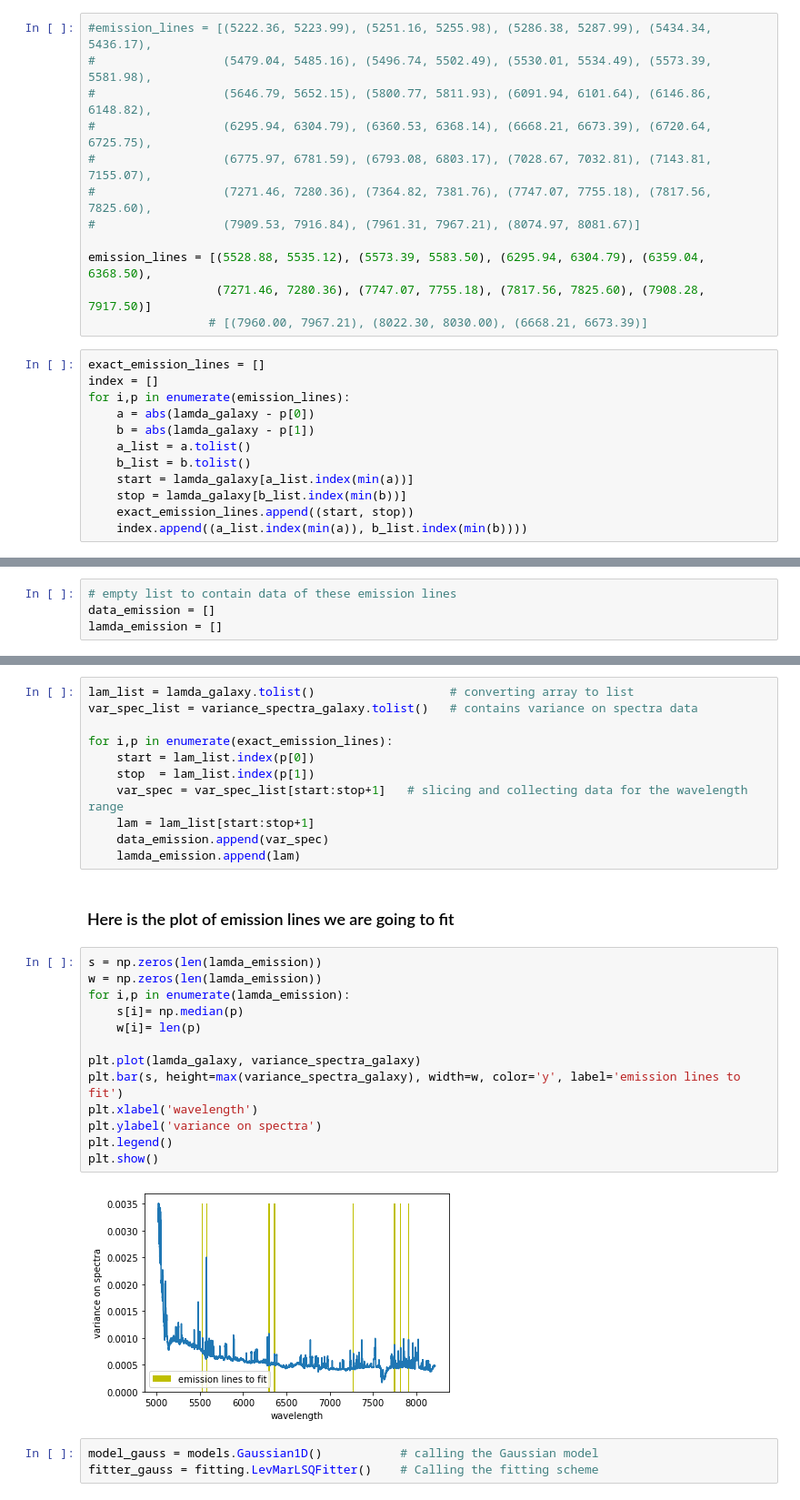
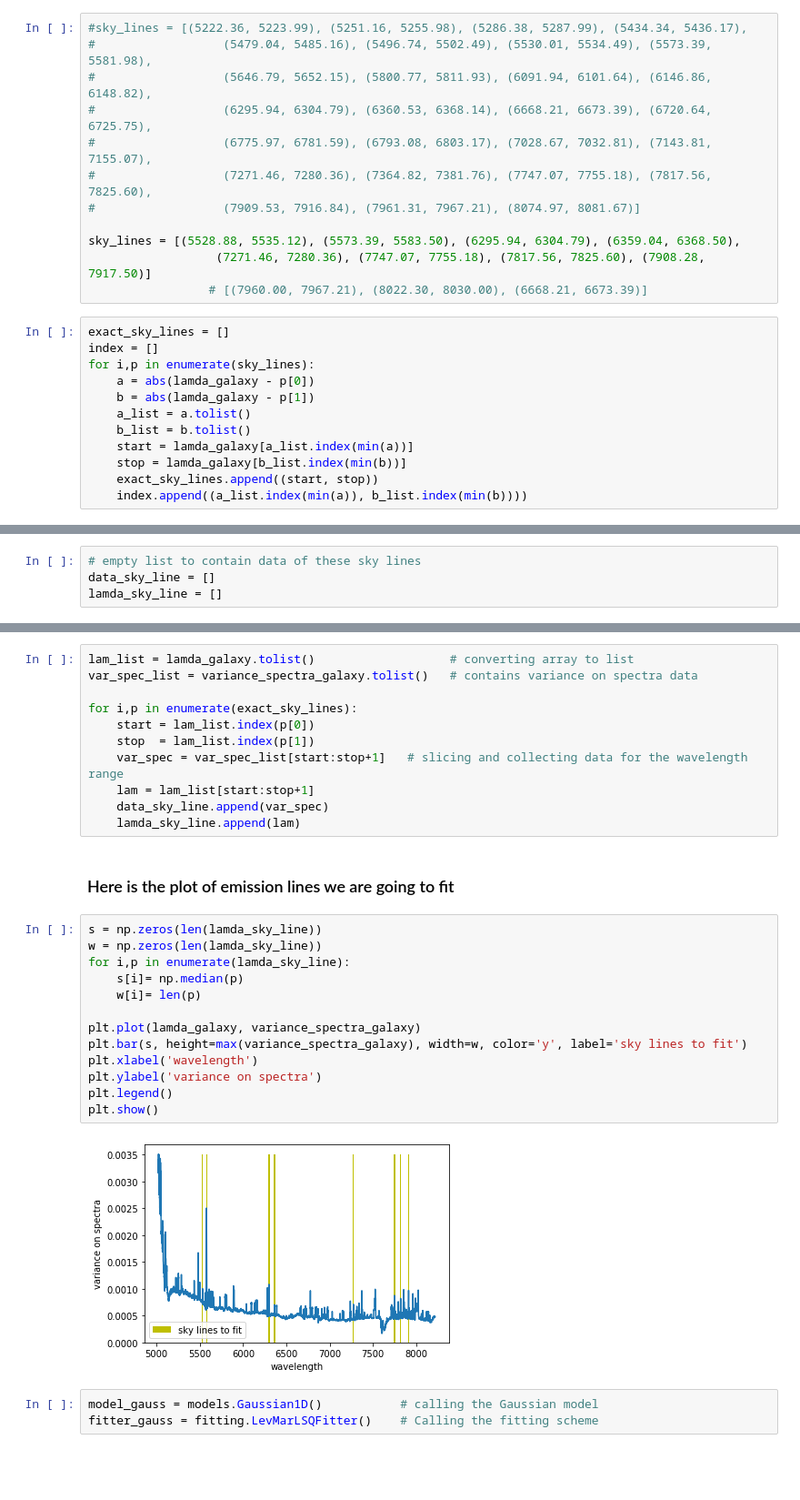
Before and after one commit to pmozumdar/ppxf_code, a Jupyter notebook: gaussian_fit_RXJ113.ipynb, the cells around one changed output, grey strips where cells are left out. Shown: that part at 91% size. Drawn from its saved outputs; the diff is of its cells as text; blank space fills up the shorter version.

```diff
--- a/gaussian_fit_RXJ113.ipynb
+++ b/gaussian_fit_RXJ113.ipynb
@@ -26,5 +26,5 @@ plt.plot(lamda_galaxy, variance_spectra_galaxy)
 # %%
-#emission_lines = [(5222.36, 5223.99), (5251.16, 5255.98), (5286.38, 5287.99), (5434.34, 5436.17),
+#sky_lines = [(5222.36, 5223.99), (5251.16, 5255.98), (5286.38, 5287.99), (5434.34, 5436.17),
 #                  (5479.04, 5485.16), (5496.74, 5502.49), (5530.01, 5534.49), (5573.39, 5581.98),
 #                  (5646.79, 5652.15), (5800.77, 5811.93), (6091.94, 6101.64), (6146.86, 6148.82),
 #                  (6295.94, 6304.79), (6360.53, 6368.14), (6668.21, 6673.39), (6720.64, 6725.75),
@@ -32,19 +32,19 @@ plt.plot(lamda_galaxy, variance_spectra_galaxy)
 #                  (7271.46, 7280.36), (7364.82, 7381.76), (7747.07, 7755.18), (7817.56, 7825.60),
 #                  (7909.53, 7916.84), (7961.31, 7967.21), (8074.97, 8081.67)]
 
-emission_lines = [(5528.88, 5535.12), (5573.39, 5583.50), (6295.94, 6304.79), (6359.04, 6368.50),
+sky_lines = [(5528.88, 5535.12), (5573.39, 5583.50), (6295.94, 6304.79), (6359.04, 6368.50),
                   (7271.46, 7280.36), (7747.07, 7755.18), (7817.56, 7825.60), (7908.28, 7917.50)]
                  # [(7960.00, 7967.21), (8022.30, 8030.00), (6668.21, 6673.39)]
 # %%
-exact_emission_lines = []
+exact_sky_lines = []
 index = []
-for i,p in enumerate(emission_lines):
+for i,p in enumerate(sky_lines):
     a = abs(lamda_galaxy - p[0])
     b = abs(lamda_galaxy - p[1])
     a_list = a.tolist()
     b_list = b.tolist()
     start = lamda_galaxy[a_list.index(min(a))]
     stop = lamda_galaxy[b_list.index(min(b))]
-    exact_emission_lines.append((start, stop))
+    exact_sky_lines.append((start, stop))
     index.append((a_list.index(min(a)), b_list.index(min(b))))
 # %%
@@ -72,7 +72,7 @@ exact_emission_lines :
 7907.983203120663 7917.5832031206655
 [None, None, None, None, None, None, None, None]
 # %%
-# empty list to contain data of these emission lines
-data_emission = []
-lamda_emission = []
+# empty list to contain data of these sky lines
+data_sky_line = []
+lamda_sky_line = []
 # %% [markdown]
@@ -81,30 +81,30 @@ lamda_emission = []
 lam_list = lamda_galaxy.tolist()                   # converting array to list
 var_spec_list = variance_spectra_galaxy.tolist()   # contains variance on spectra data
 
-for i,p in enumerate(exact_emission_lines):
+for i,p in enumerate(exact_sky_lines):
     start = lam_list.index(p[0])
     stop  = lam_list.index(p[1])
     var_spec = var_spec_list[start:stop+1]   # slicing and collecting data for the wavelength range
     lam = lam_list[start:stop+1]
-    data_emission.append(var_spec)
-    lamda_emission.append(lam)
+    data_sky_line.append(var_spec)
+    lamda_sky_line.append(lam)
 # %% [markdown]
 ### Here is the plot of emission lines we are going to fit
 # %%
-s = np.zeros(len(lamda_emission))
-w = np.zeros(len(lamda_emission))
-for i,p in enumerate(lamda_emission):
+s = np.zeros(len(lamda_sky_line))
+w = np.zeros(len(lamda_sky_line))
+for i,p in enumerate(lamda_sky_line):
     s[i]= np.median(p)
     w[i]= len(p)
 
 plt.plot(lamda_galaxy, variance_spectra_galaxy)
-plt.bar(s, height=max(variance_spectra_galaxy), width=w, color='y', label='emission lines to fit')
+plt.bar(s, height=max(variance_spectra_galaxy), width=w, color='y', label='sky lines to fit')
 plt.xlabel('wavelength')
 plt.ylabel('variance on spectra')
 plt.legend()
 plt.show()
 # %% [output]
-[figure, old version]
+[figure, new version]
 # %%
 model_gauss = models.Gaussian1D()           # calling the Gaussian model
 fitter_gauss = fitting.LevMarLSQFitter()    # Calling the fitting scheme
```
Also changed, not shown: parts of 6 cells of this notebook.
